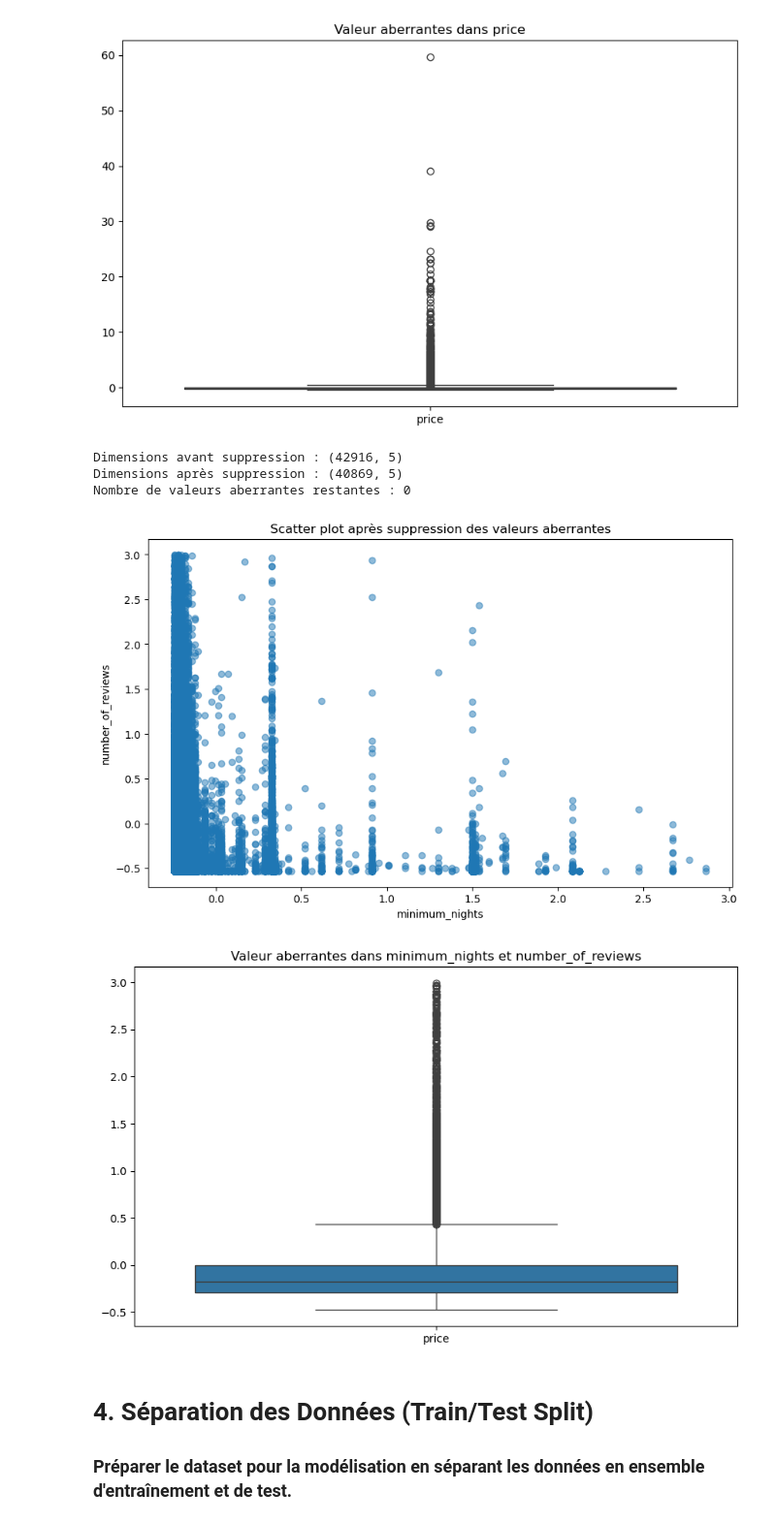
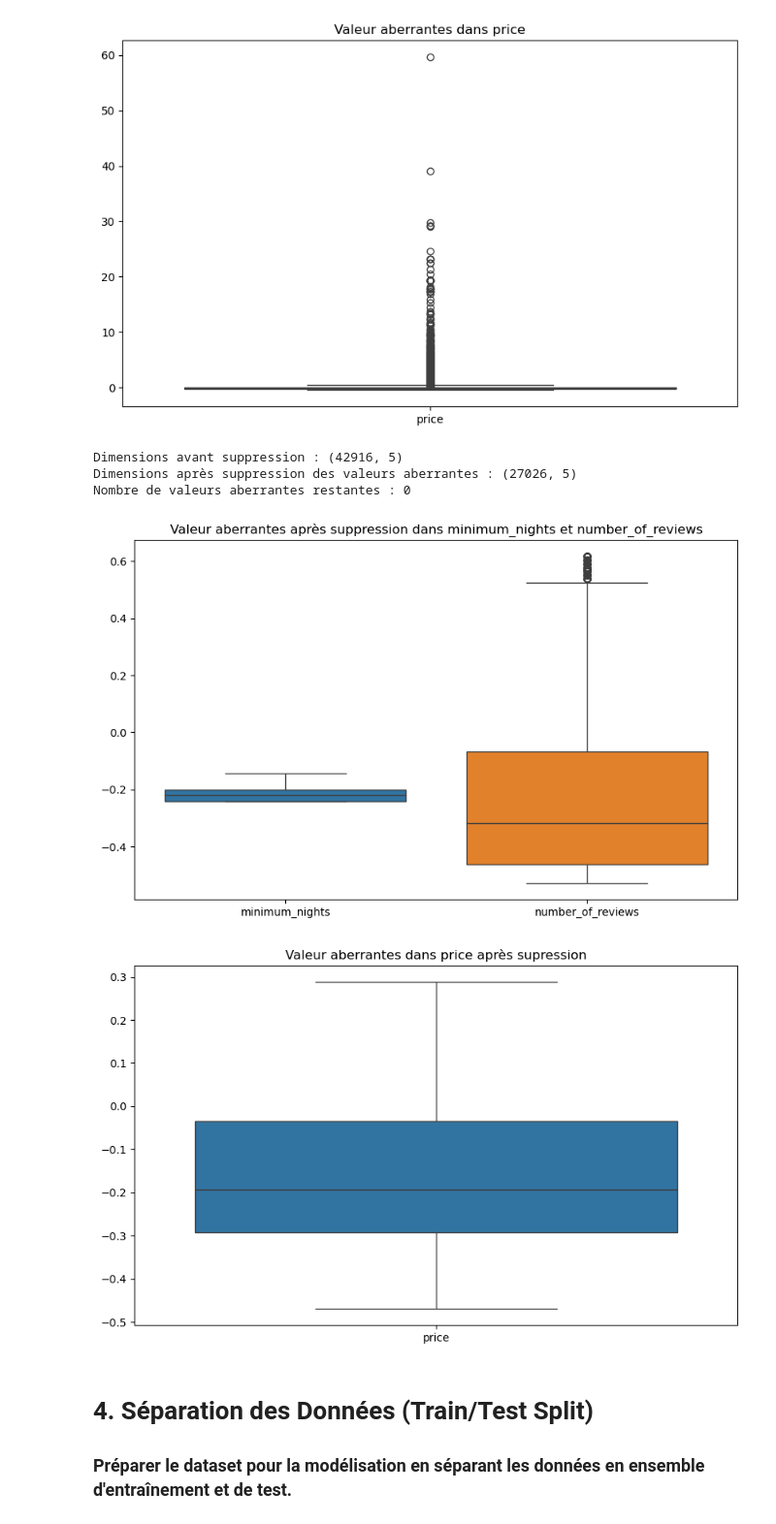
Before and after one commit to TheoPERSONNE/ProjetAirBNB, a Jupyter notebook: AirBnBDataSet.ipynb, the cells around one changed output. Shown at 97% size. Saved outputs shown, nothing was run; the diff lists cells and outputs as text; code cells hidden in the pictures.

Commit message:
IQR a la place de z-score

```diff
--- a/AirBnBDataSet.ipynb
+++ b/AirBnBDataSet.ipynb
@@ -235,41 +245,37 @@ plt.show()
 [figure]
 # %%
 # Suppression des valeurs aberrantes
-df_cleaned_no_outliers = df_cleaned.loc[~outliers]
+df_cleaned_no_outliers = df_cleaned[~outliers_combined]
+print(f"Dimensions avant suppression : {df_cleaned.shape}")
+print(f"Dimensions après suppression des valeurs aberrantes : {df_cleaned_no_outliers.shape}")
 
-# Vérifiez les dimensions après suppression
-print(f"Dimensions avant suppression : {df_cleaned.shape}")
-print(f"Dimensions après suppression : {df_cleaned_no_outliers.shape}")
 
-# Vérifiez si des valeurs aberrantes subsistent
-z_scores_no_outliers = np.abs(df_cleaned_no_outliers[['price','minimum_nights', 'number_of_reviews']])
-outliers_remaining = (z_scores_no_outliers > 3).any(axis=1)
+outliers_remaining = (df_cleaned_no_outliers> 3).any(axis=1)
 print(f"Nombre de valeurs aberrantes restantes : {outliers_remaining.sum()}")
-
-#plt.figure(figsize=(10, 6))
-#sns.boxplot(data=df_cleaned_no_outliers[['minimum_nights', 'number_of_reviews']])
-#plt.title('Valeur aberrantes dans minimum_nights et number_of_reviews')
-#plt.show()
+plt.figure(figsize=(10, 6))
+sns.boxplot(data=df_cleaned_no_outliers[['minimum_nights', 'number_of_reviews']])
+plt.title('Valeur aberrantes après suppression dans minimum_nights et number_of_reviews')
+plt.show()
 
 # Scatter plot pour visualiser les données
-plt.figure(figsize=(10, 6))
-plt.scatter(df_cleaned_no_outliers['minimum_nights'], df_cleaned_no_outliers['number_of_reviews'], alpha=0.5)
-plt.title('Scatter plot après suppression des valeurs aberrantes')
-plt.xlabel('minimum_nights')
-plt.ylabel('number_of_reviews')
-plt.show()
+#plt.show()
+#plt.figure(figsize=(10, 6))
+#plt.scatter(df_cleaned_no_outliers['minimum_nights'], df_cleaned_no_outliers['number_of_reviews'], alpha=0.5)
+#plt.title('Scatter plot après suppression des valeurs aberrantes')
+#plt.xlabel('minimum_nights')
+#plt.ylabel('number_of_reviews')
 # %% [output]
 Dimensions avant suppression : (42916, 5)
-Dimensions après suppression : (40869, 5)
+Dimensions après suppression des valeurs aberrantes : (27026, 5)
 Nombre de valeurs aberrantes restantes : 0
-[figure, old version]
+[figure, new version]
 # %%
 plt.figure(figsize=(10, 6))
 sns.boxplot(data=df_cleaned_no_outliers[['price']])
-plt.title('Valeur aberrantes dans minimum_nights et number_of_reviews')
+plt.title('Valeur aberrantes dans price après supression')
 plt.show()
 # %% [output]
-[figure, old version]
+[figure, new version]
 # %% [markdown]
  # 4. Séparation des Données (Train/Test Split)
 ### Préparer le dataset pour la modélisation en séparant les données en ensemble d'entraînement et de test.
```
Also changed, not shown: parts of 1 cell of this notebook.
